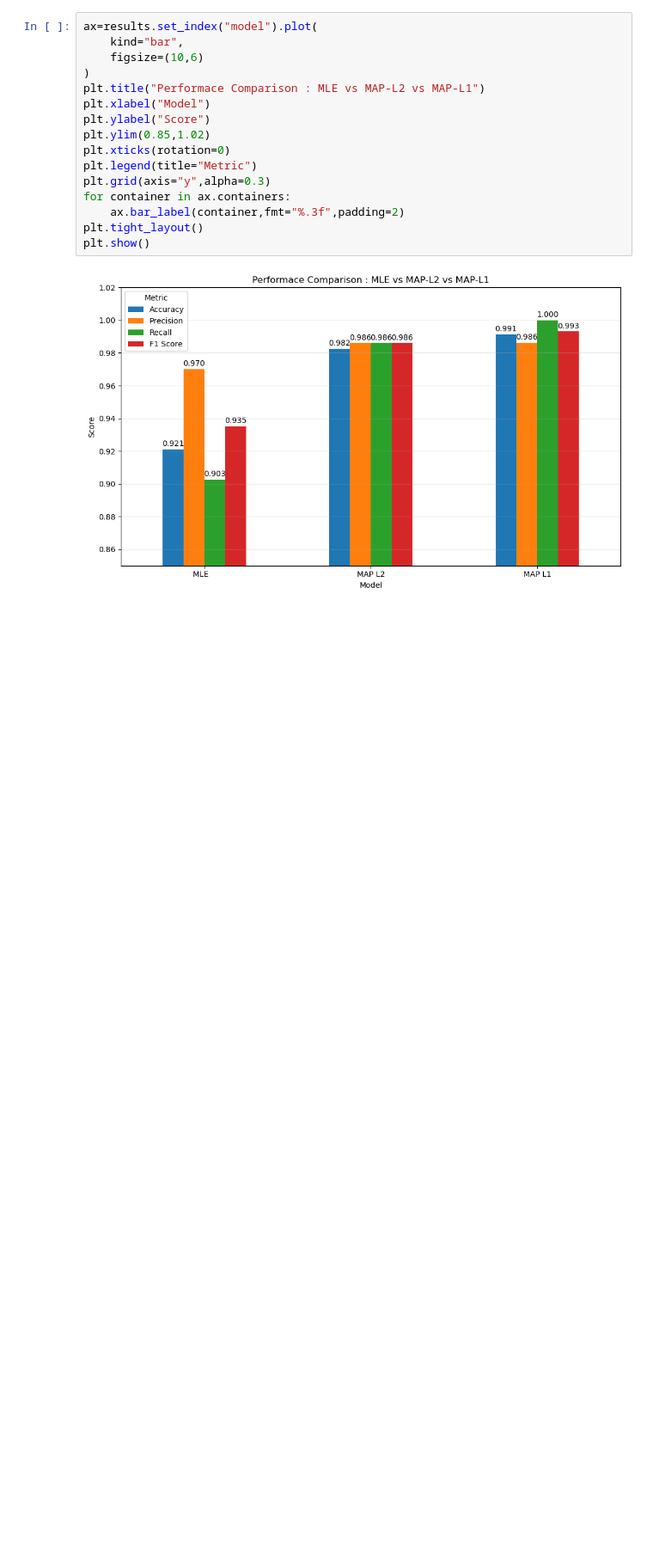
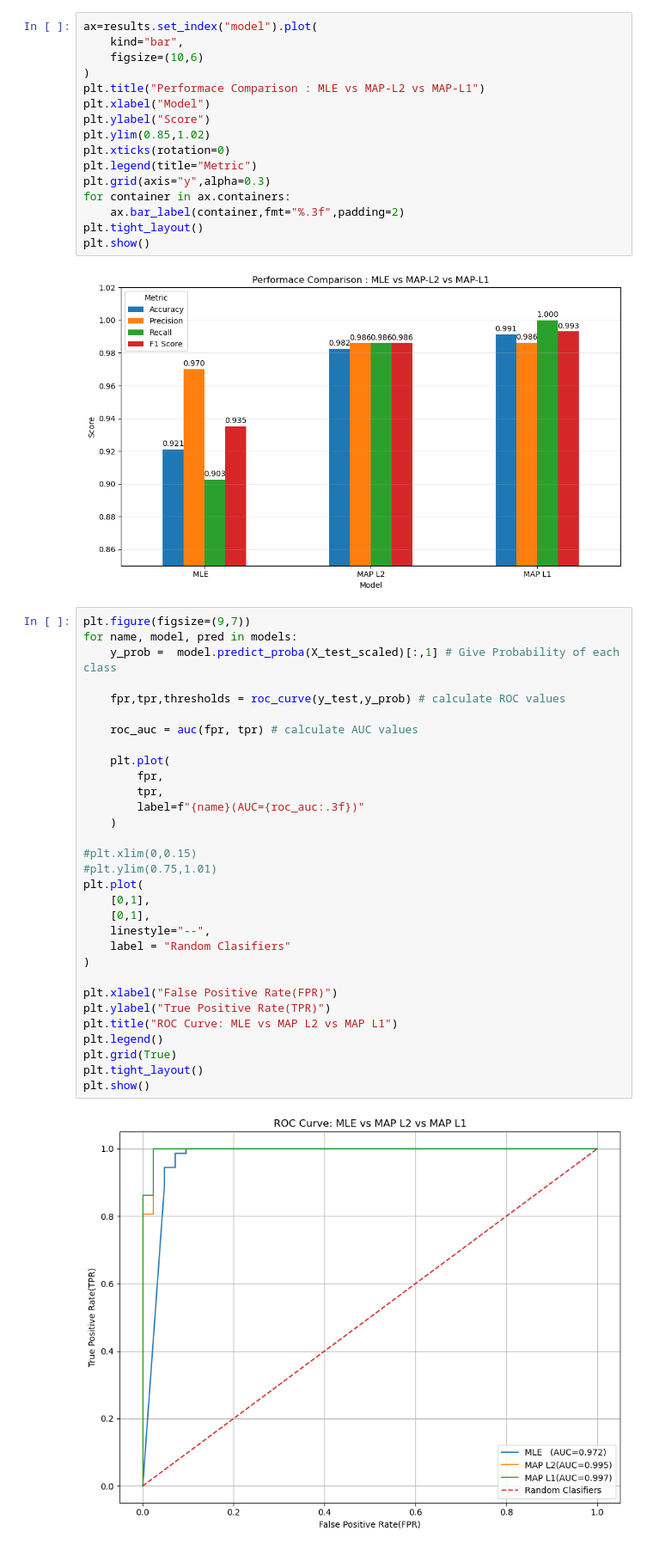
Before and after one commit to Josephalexander06/Machine-Learning-Lab, a Jupyter notebook: EXP_3.ipynb, the cells around one changed output. Shown at 86% size. Cells and saved outputs as stored; diff of their text form; blank space fills up the shorter version.

Commit message:
Add zoomed ROC curve comparison

```diff
--- a/EXP_3.ipynb
+++ b/EXP_3.ipynb
@@ -156,3 +156,36 @@ plt.tight_layout()
 plt.show()
 # %% [output]
 [figure]
+# %%
+plt.figure(figsize=(9,7))
+for name, model, pred in models:
+    y_prob =  model.predict_proba(X_test_scaled)[:,1] # Give Probability of each class
+
+    fpr,tpr,thresholds = roc_curve(y_test,y_prob) # calculate ROC values
+
+    roc_auc = auc(fpr, tpr) # calculate AUC values
+
+    plt.plot(
+        fpr,
+        tpr,
+        label=f"{name}(AUC={roc_auc:.3f})"
+    )
+
+#plt.xlim(0,0.15)
+#plt.ylim(0.75,1.01)
+plt.plot(
+    [0,1],
+    [0,1],
+    linestyle="--",
+    label = "Random Clasifiers"
+)
+
+plt.xlabel("False Positive Rate(FPR)")
+plt.ylabel("True Positive Rate(TPR)")
+plt.title("ROC Curve: MLE vs MAP L2 vs MAP L1")
+plt.legend()
+plt.grid(True)
+plt.tight_layout()
+plt.show()
+# %% [output]
+[figure, added]
```
Also changed, not shown: parts of 1 cell of this notebook.
